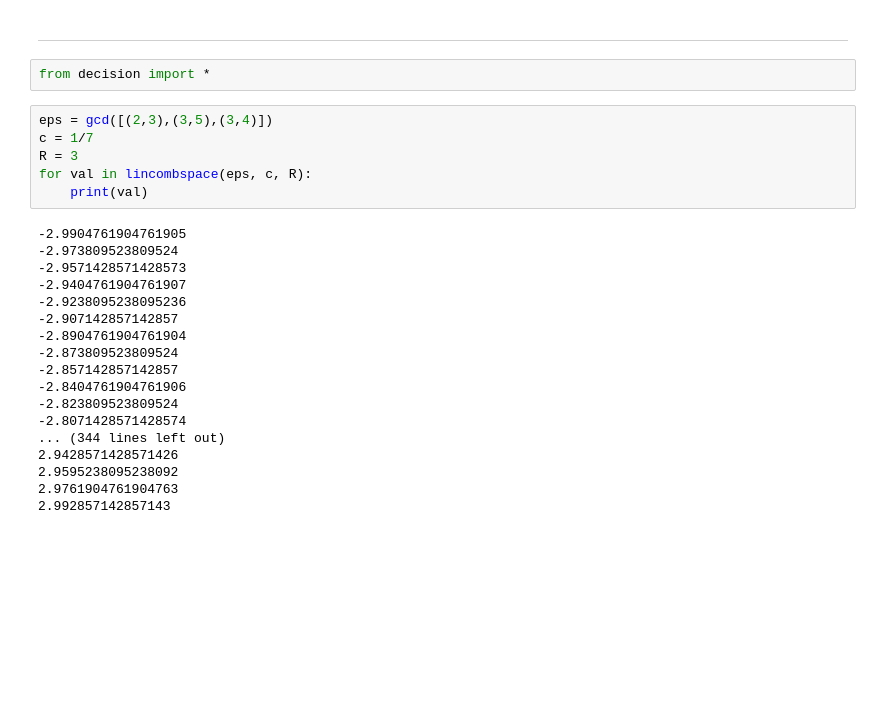
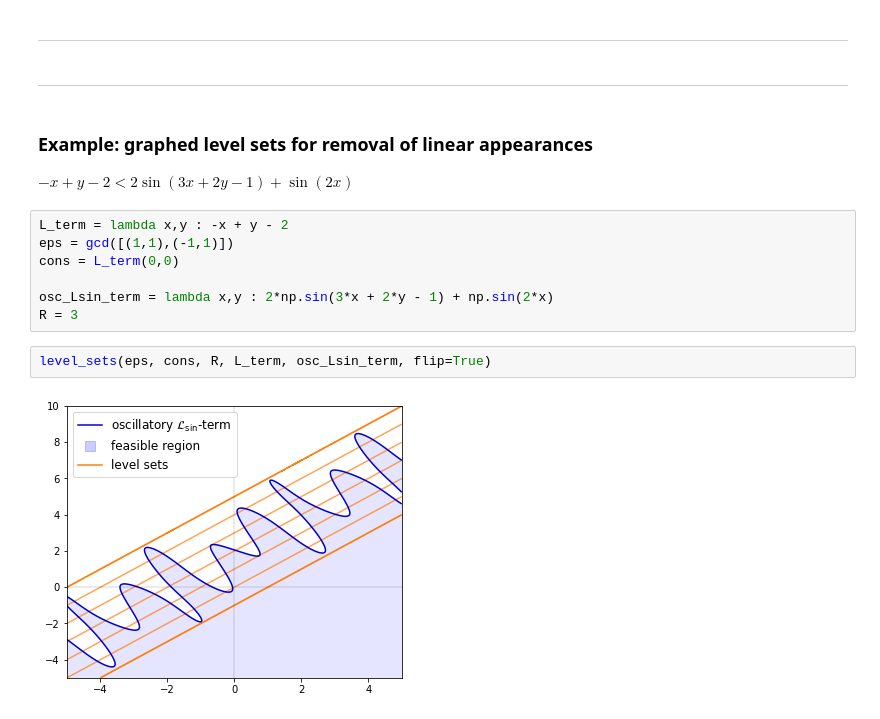
Before and after one commit to eionblanc/sine-presburger, a Jupyter notebook: sandbox.ipynb, the cells around one changed output. Cells and saved outputs as stored; diff of their text form; blank space fills up the shorter version.

Commit message:
completed plotting of single Lsin inequality with level sets

```diff
--- a/sandbox.ipynb
+++ b/sandbox.ipynb
@@ -43,29 +51,20 @@ diff_approx_mesh(50,550,100,140)
 [figure]
 # %% [markdown]
 ---------------------------
-# %%
-from decision import *
-# %%
-eps = gcd([(2,3),(3,5),(3,4)])
-c = 1/7
-R = 3
-for val in lincombspace(eps, c, R):
-    print(val)
-# %% [output]
--2.9904761904761905
--2.973809523809524
--2.9571428571428573
--2.9404761904761907
--2.9238095238095236
--2.907142857142857
--2.8904761904761904
--2.873809523809524
--2.857142857142857
--2.8404761904761906
--2.823809523809524
--2.8071428571428574
-... (344 lines left out)
-2.9428571428571426
-2.9595238095238092
-2.9761904761904763
-2.992857142857143
+# %% [markdown]
+--------------------------
+# %% [markdown]
+### Example: graphed level sets for removal of linear appearances
+
+$-x + y - 2 < 2\sin(3x + 2y - 1) + \sin(2x)$
+# %%
+L_term = lambda x,y : -x + y - 2
+eps = gcd([(1,1),(-1,1)])
+cons = L_term(0,0)
+
+osc_Lsin_term = lambda x,y : 2*np.sin(3*x + 2*y - 1) + np.sin(2*x)
+R = 3
+# %%
+level_sets(eps, cons, R, L_term, osc_Lsin_term, flip=True)
+# %% [output]
+[figure, added]
```
Also changed, not shown: parts of 5 cells of this notebook, 7 other files.
